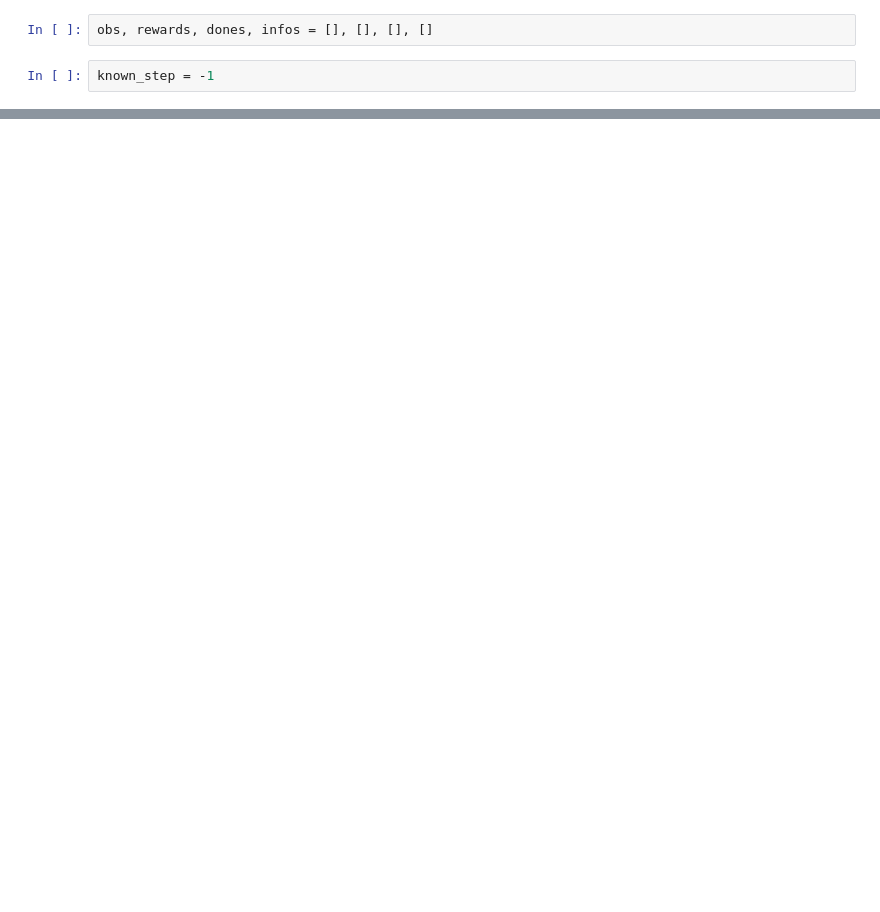
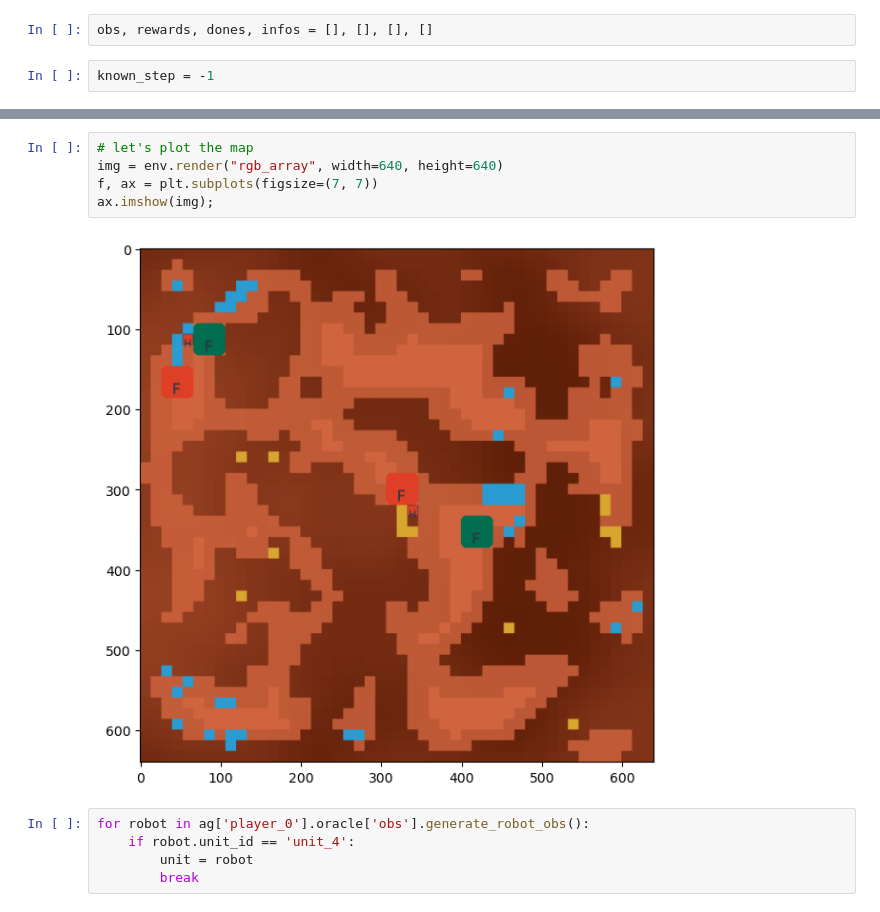
Before and after one commit to aernesto/Lux-Design-S2, a Jupyter notebook: codigo/src/adr_explorations.ipynb, the cells around one changed output, grey strips where cells are left out. Cells and saved outputs as stored; diff of their text form; blank space fills up the shorter version.

```diff
--- a/codigo/src/adr_explorations.ipynb
+++ b/codigo/src/adr_explorations.ipynb
@@ -85,0 +419,12 @@ diagnose(obs, rewards, dones, infos)
+# %%
+# let's plot the map
+img = env.render("rgb_array", width=640, height=640)
+f, ax = plt.subplots(figsize=(7, 7))
+ax.imshow(img);
+# %% [output]
+[figure, added]
+# %%
+for robot in ag['player_0'].oracle['obs'].generate_robot_obs():
+    if robot.unit_id == 'unit_4':
+        unit = robot
+        break
```
Also changed, not shown: parts of 42 cells of this notebook, 6 other files.
